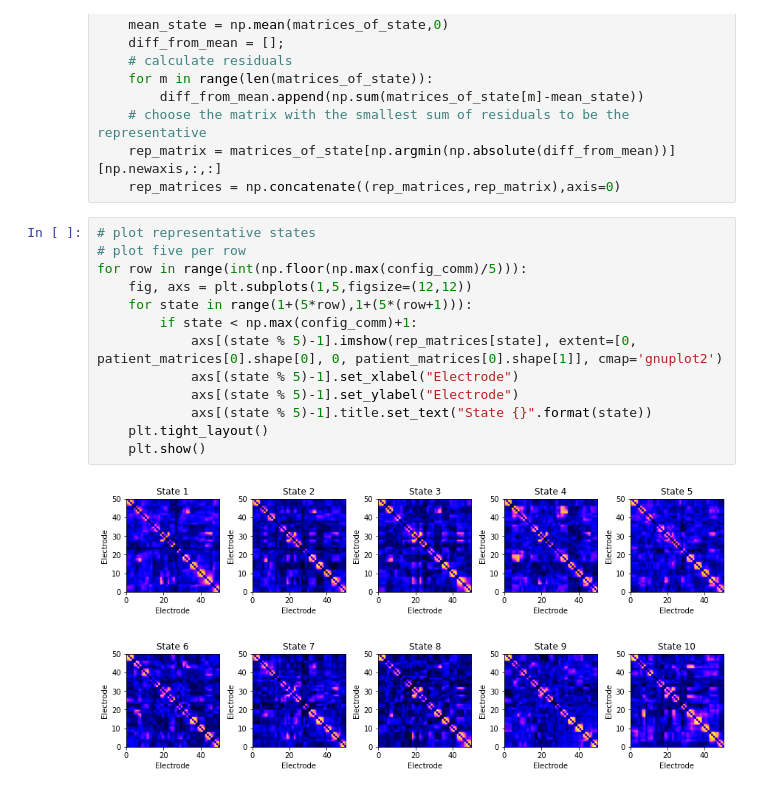
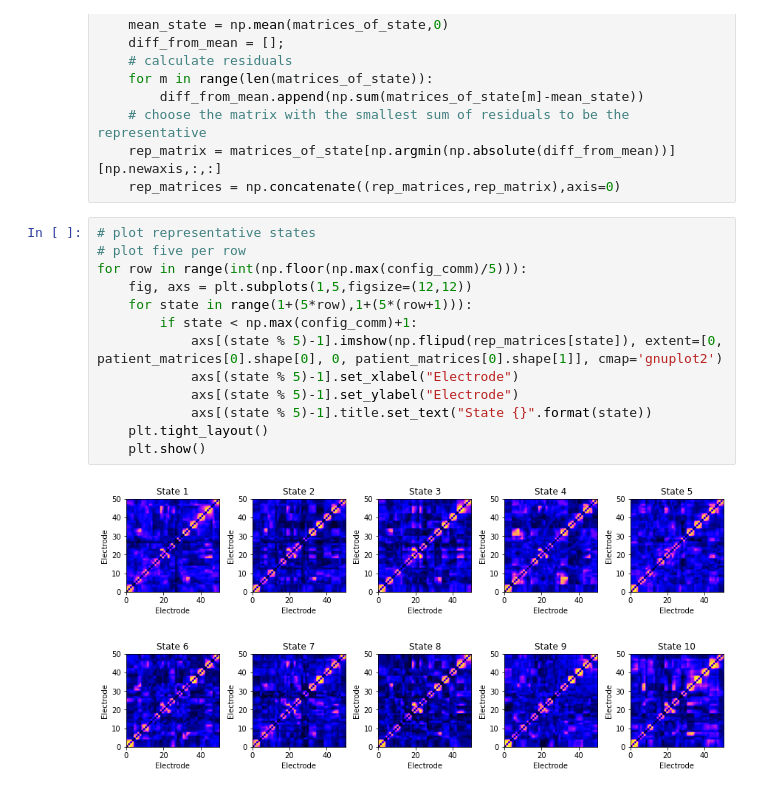
Before and after one commit to ianzyong/network-states, a Jupyter notebook: notebooks/HUP116_configuration.ipynb, the cells around one changed output. Cells and saved outputs as stored; diff of their text form.

Commit message:
state transition matrices

```diff
--- a/notebooks/HUP116_configuration.ipynb
+++ b/notebooks/HUP116_configuration.ipynb
@@ -238,16 +238,16 @@ for state in range(1,np.max(config_comm)+1):
 # %%
 # plot representative states
 # plot five per row
 for row in range(int(np.floor(np.max(config_comm)/5))):
     fig, axs = plt.subplots(1,5,figsize=(12,12))
     for state in range(1+(5*row),1+(5*(row+1))):
         if state < np.max(config_comm)+1:
-            axs[(state % 5)-1].imshow(rep_matrices[state], extent=[0, patient_matrices[0].shape[0], 0, patient_matrices[0].shape[1]], cmap='gnuplot2')
+            axs[(state % 5)-1].imshow(np.flipud(rep_matrices[state]), extent=[0, patient_matrices[0].shape[0], 0, patient_matrices[0].shape[1]], cmap='gnuplot2')
             axs[(state % 5)-1].set_xlabel("Electrode")
             axs[(state % 5)-1].set_ylabel("Electrode")
             axs[(state % 5)-1].title.set_text("State {}".format(state))
     plt.tight_layout()
     plt.show()
 # %% [output]
-[figure, old version]
+[figure, new version]
-[figure, old version]
+[figure, new version]
```
Also changed, not shown: parts of 2 cells of this notebook.
